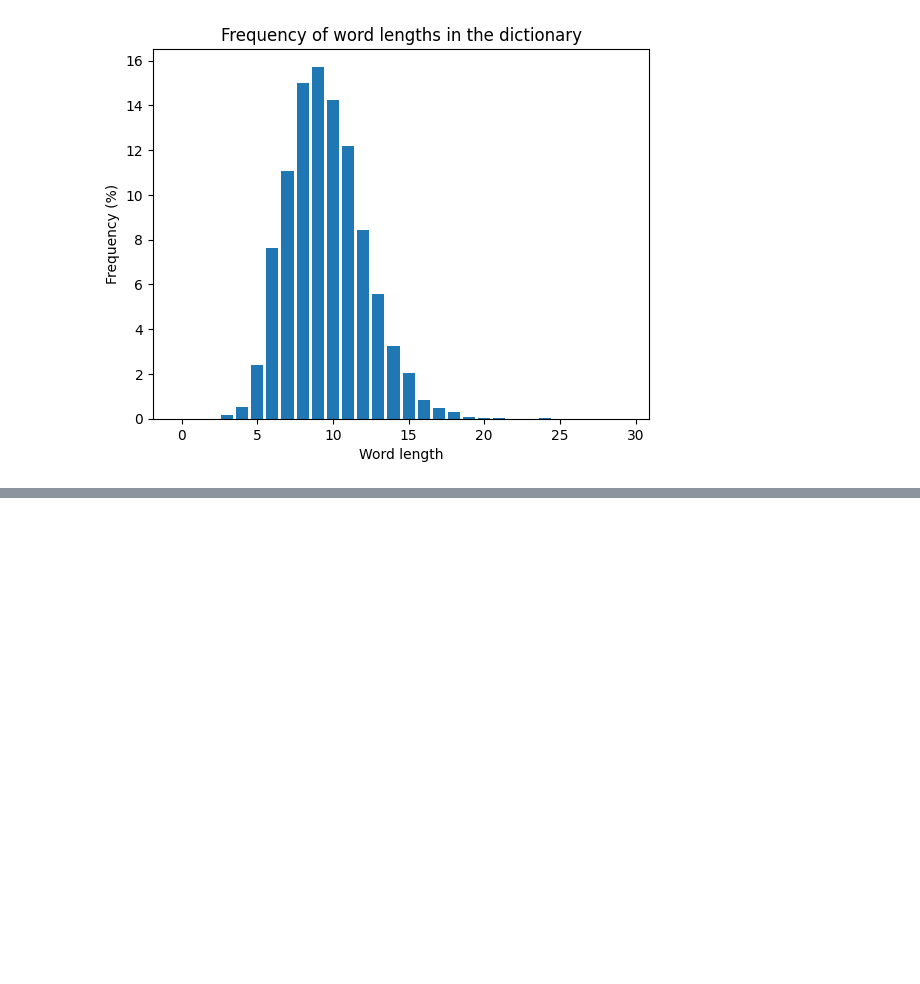
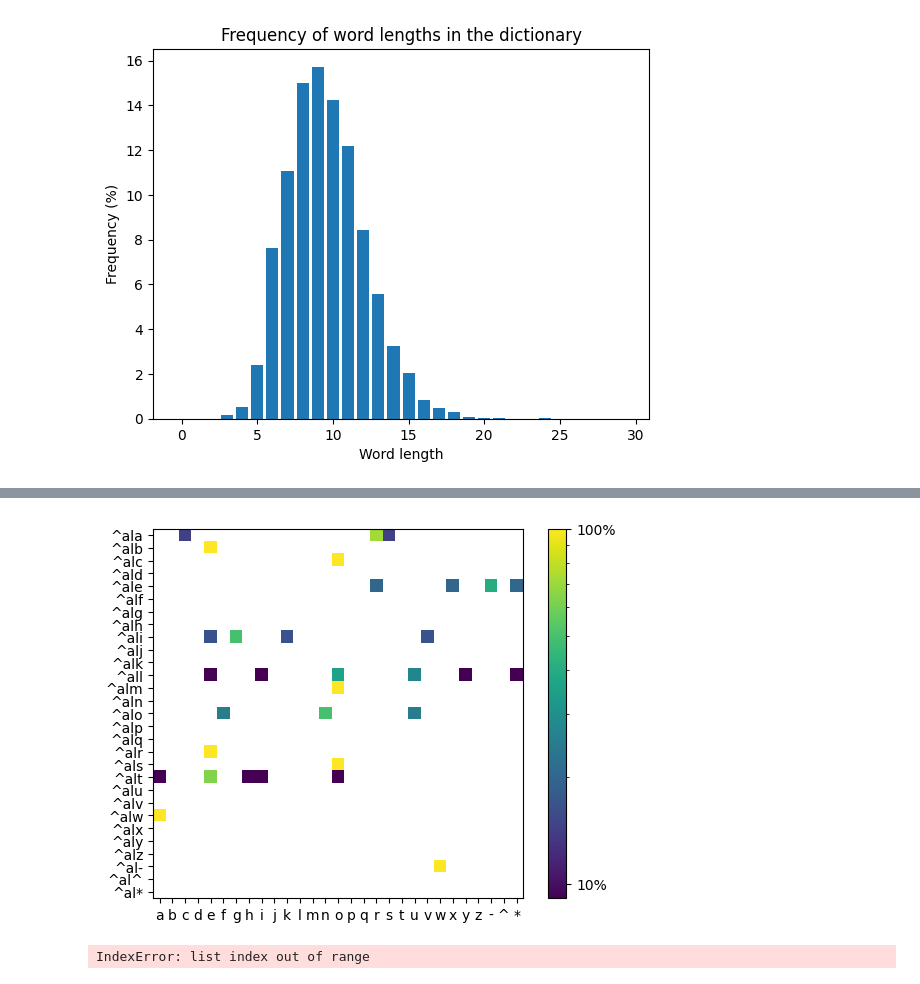
Before and after one commit to pauldubois98/GenerativeAI, a Jupyter notebook: predictNextLetter.ipynb, the cells around one changed output, grey strips where cells are left out. Drawn from its saved outputs; the diff is of its cells as text; code cells hidden in the pictures; blank space fills up the shorter version.

```diff
--- a/predictNextLetter.ipynb
+++ b/predictNextLetter.ipynb
@@ -135,0 +147,8 @@ plt.show()
+# %%
+plot_next('^al')
+# %% [output]
+[figure, added]
+# %%
+plot_next('^alt')
+# %% [output]
+IndexError: list index out of range
```
Also changed, not shown: parts of 4 cells of this notebook.
